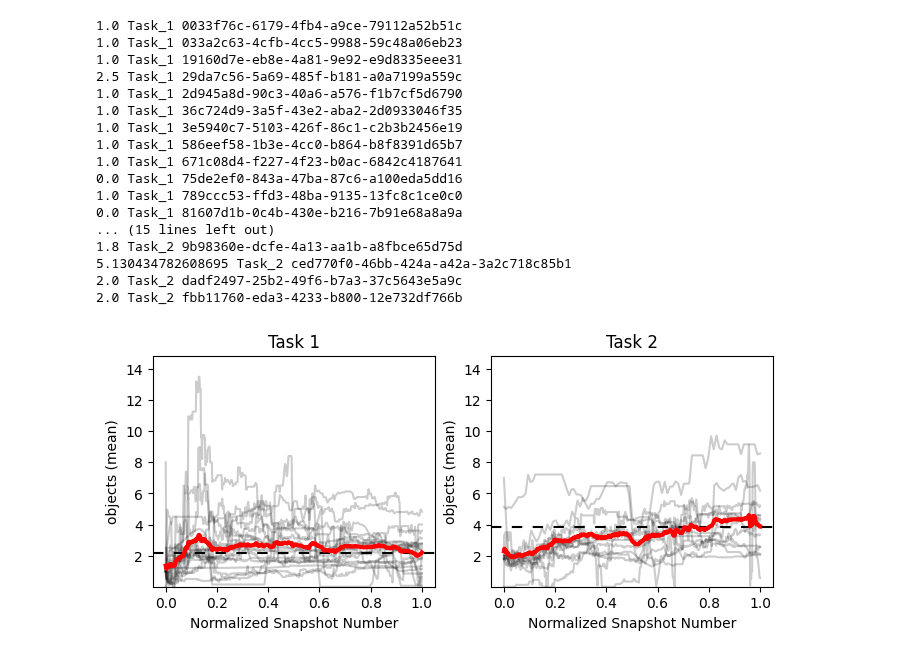
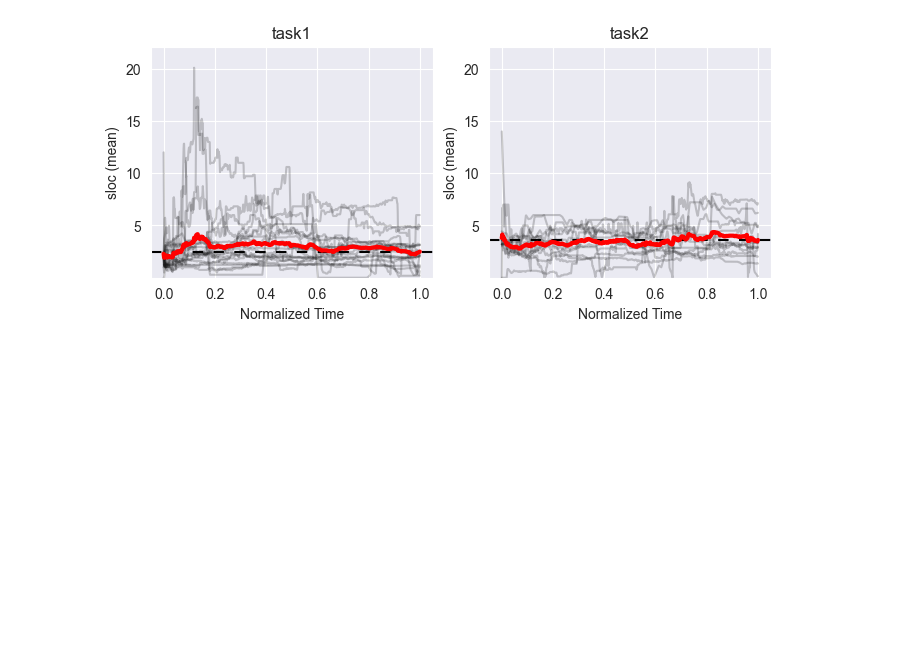
Before and after one commit to konstantgr/jupyter-logs-analysis, a Jupyter notebook: analysis/05-evolution-analysis.ipynb, the cells around one changed output. Saved outputs shown, nothing was run; the diff lists cells and outputs as text; code cells hidden in the pictures; blank space fills up the shorter version.

Commit message:
Updated graph and evolution analysis

```diff
--- a/analysis/05-evolution-analysis.ipynb
+++ b/analysis/05-evolution-analysis.ipynb
@@ -11,12 +12,6 @@ from analysis.metrics.june_dataset import JuNEDataset
 from analysis.metrics.metrics_cells import CellsMetrics
 # %%
-# path = Path("data_config.yaml")
-# df_hack = read_hackathon_data(path, attach_users=True)
-# df_hack.head()
-
-import pandas as pd
-
-path = Path("../data/all_experiments-25-08.csv")
-df_hack = pd.read_csv(path, index_col=0).reset_index()
+path = Path("../data/all_data_06_09_2023.csv")
+df_hack = pd.read_csv(path, index_col=0)
 df_hack.head()
 # %% [output]
@@ -154,6 +95,3 @@ def continuous_transform(x, y, size: int = 1000, normalize: bool = True) -> tupl
     y[np.isnan(y)] = 0
     y = np.interp(xp, x, y) + 1e-5
     return xp, y
-# %%
-df_analysis['task'] = df_analysis.notebook_name.apply(lambda name: 'Task_2' if 'task2' in name else 'Task_1')
-df_analysis.head()
@@ -167,9 +114,9 @@ df_analysis.head()
 # %%
 _, (ax1, ax2) = plt.subplots(1, 2, figsize=(8, 3))
-metric_name = 'objects'
+metric_name = 'sloc'
 aggregation_function = 'mean'
-task_ax_mapping = {'Task_1': ax1, 'Task_2': ax2}
-mean_curve = {'Task_1': [], 'Task_2': []}
+task_ax_mapping = {'task1': ax1, 'task2': ax2}
+mean_curve = {'task1': [], 'task2': []}
 
 df = df_analysis
 
@@ -181,54 +128,36 @@ for (task, kernel_id), g in df.groupby(['task', 'kernel_id']):
 
     events_count = g.state_num.unique().shape[0]
     agg_fun_values = g.groupby("state_num")[metric_name].agg(aggregation_function)
     if agg_fun_values.iloc[:3].max() > 20:
         continue
 
-    print(agg_fun_values.iloc[0], task, kernel_id)
     x, y = continuous_transform(
         np.arange(events_count), g.groupby("state_num")[metric_name].agg(aggregation_function),
         normalize=True
     )
     mean_curve[task].append(y)
 
     mn = y.min() if y.min() < mn else mn
     mx = y.max() if y.max() > mx else mx
 
     task_ax_mapping[task].plot(x, y, color='k', alpha=0.2)
 
 for task, curves in mean_curve.items():
     y = np.sum(curves, axis=0) / len(curves)
     x = np.linspace(0, 1, len(y))
 
     task_ax_mapping[task].axhline(y[-1], color='k', ls=(0, (5, 5)))
     task_ax_mapping[task].plot(x, y, color='r', lw=3)
 
 for task, ax in task_ax_mapping.items():
-    ax.set_ylim(mn*0.9, mx*1.1)
-    ax.set_xlabel('Normalized Snapshot Number')
+    ax.set_ylim(mn * 0.9, mx * 1.1)
+    ax.set_xlabel('Normalized Time')
     ax.set_ylabel(f"{metric_name} ({aggregation_function})")
     ax.set_title(task.replace("_", " "))
 
 plt.savefig(f"figures/{metric_name}_{aggregation_function}_tasks.pdf", dpi=300, bbox_inches='tight')
 # %% [output]
-1.0 Task_1 0033f76c-6179-4fb4-a9ce-79112a52b51c
-1.0 Task_1 033a2c63-4cfb-4cc5-9988-59c48a06eb23
-1.0 Task_1 19160d7e-eb8e-4a81-9e92-e9d8335eee31
-2.5 Task_1 29da7c56-5a69-485f-b181-a0a7199a559c
-1.0 Task_1 2d945a8d-90c3-40a6-a576-f1b7cf5d6790
-1.0 Task_1 36c724d9-3a5f-43e2-aba2-2d0933046f35
-1.0 Task_1 3e5940c7-5103-426f-86c1-c2b3b2456e19
-1.0 Task_1 586eef58-1b3e-4cc0-b864-b8f8391d65b7
-1.0 Task_1 671c08d4-f227-4f23-b0ac-6842c4187641
-0.0 Task_1 75de2ef0-843a-47ba-87c6-a100eda5dd16
-1.0 Task_1 789ccc53-ffd3-48ba-9135-13fc8c1ce0c0
-0.0 Task_1 81607d1b-0c4b-430e-b216-7b91e68a8a9a
-... (15 lines left out)
-1.8 Task_2 9b98360e-dcfe-4a13-aa1b-a8fbce65d75d
-5.130434782608695 Task_2 ced770f0-46bb-424a-a42a-3a2c718c85b1
-2.0 Task_2 dadf2497-25b2-49f6-b7a3-37c5643e5a9c
-2.0 Task_2 fbb11760-eda3-4233-b800-12e732df766b
-[figure, old version]
+[figure, new version]
 # %%
 import itertools
 
```
Also changed, not shown: parts of 16 cells of this notebook, 2 other files.
